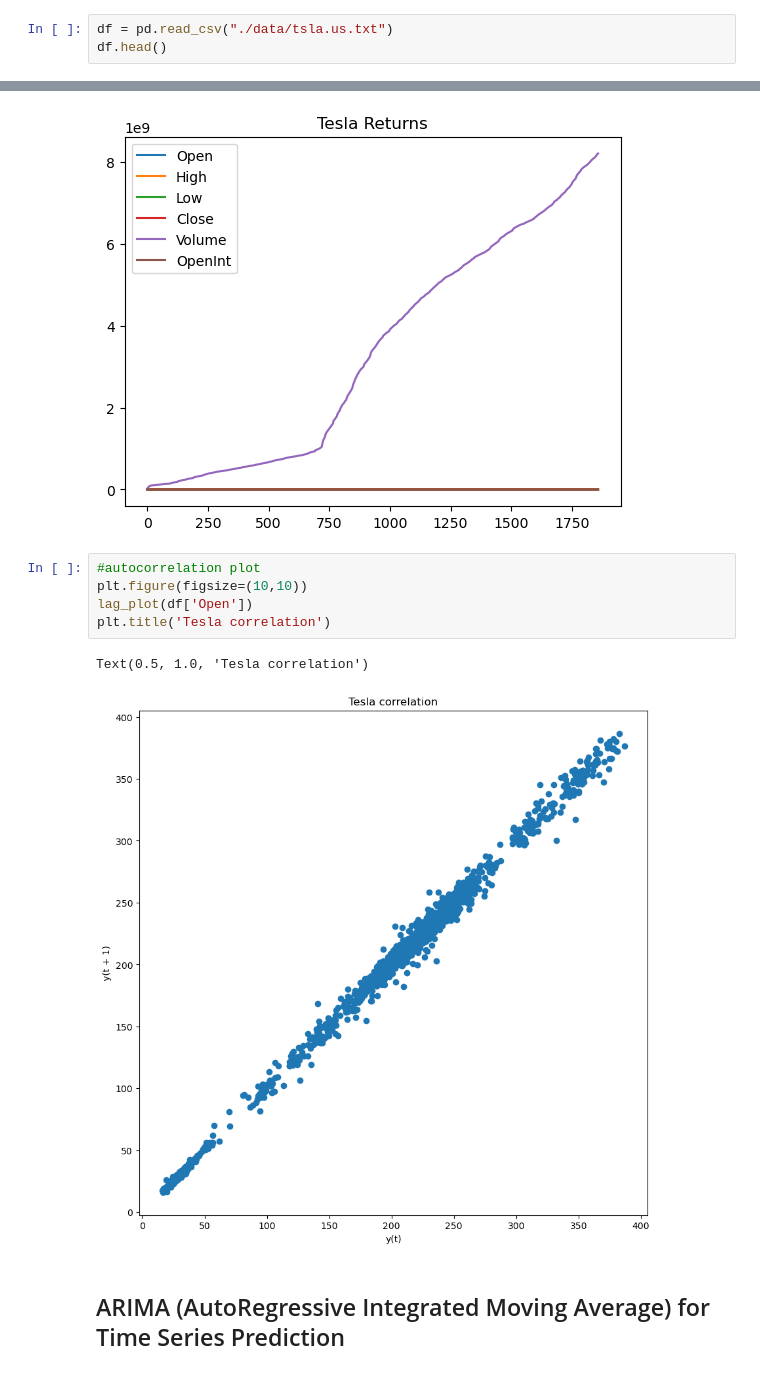
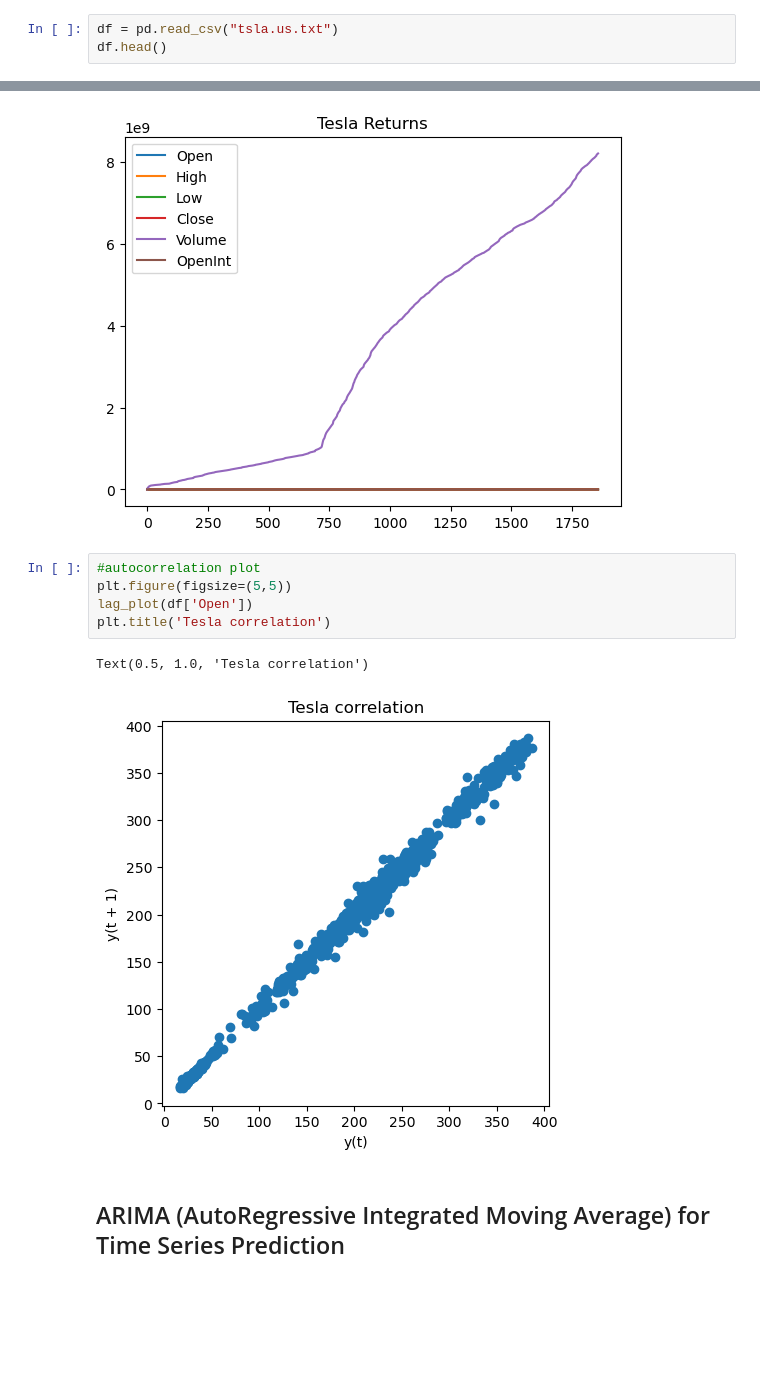
Before and after one commit to huangjunxin/PredictingStockTrends, a Jupyter notebook: ARIMA.ipynb, the cells around one changed output, grey strips where cells are left out. Cells and saved outputs as stored; diff of their text form; blank space fills up the shorter version.

```diff
--- a/ARIMA.ipynb
+++ b/ARIMA.ipynb
@@ -17,5 +17,5 @@ warnings.filterwarnings('ignore')
 # %%
-df = pd.read_csv("./data/tsla.us.txt")
+df = pd.read_csv("tsla.us.txt")
 df.head()
 # %% [output]
 |  | Date | Open | High | Low | Close | Volume | OpenInt |
@@ -53,12 +53,12 @@ Text(0.5, 1.0, 'Tesla Returns')
 [figure]
 # %%
 #autocorrelation plot
-plt.figure(figsize=(10,10))
+plt.figure(figsize=(5,5))
 lag_plot(df['Open'])
 plt.title('Tesla correlation')
 # %% [output]
 Text(0.5, 1.0, 'Tesla correlation')
-[figure, old version]
+[figure, new version]
 # %% [markdown]
 ## ARIMA (AutoRegressive Integrated Moving Average) for Time Series Prediction
 # %%
```
Also changed, not shown: parts of 3 cells of this notebook.
